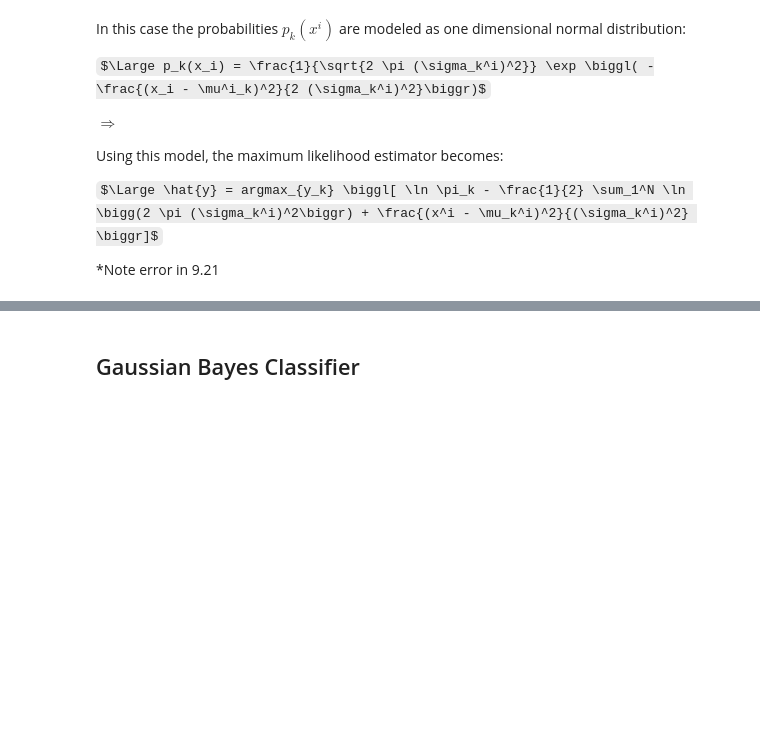
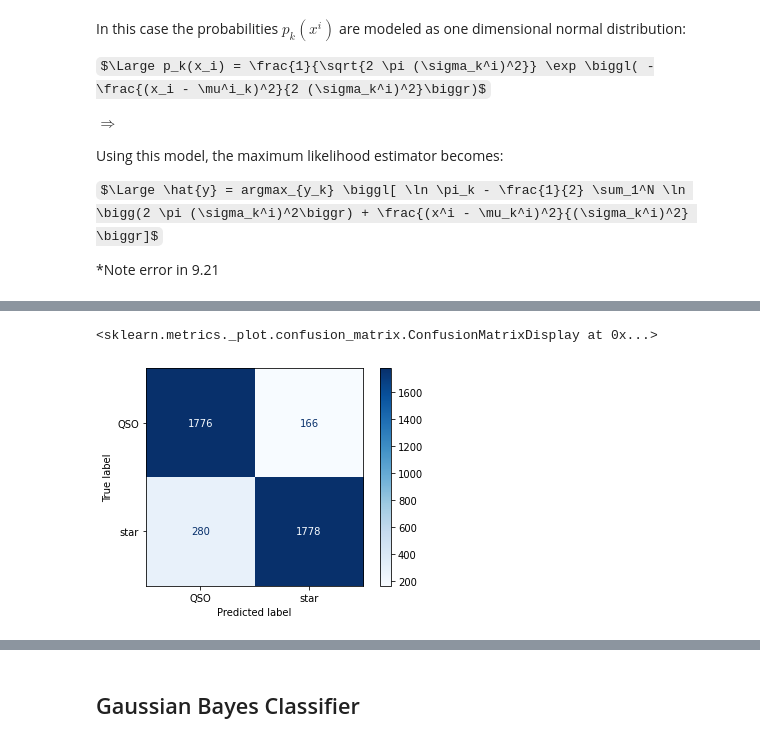
Before and after one commit to fforster/AS4501, a Jupyter notebook: ML_supervised/Classification_FF_AS4501_methods.ipynb, the cells around one changed output, grey strips where cells are left out. Cells and saved outputs as stored; diff of their text form; code cells hidden in the pictures; some formulas as TeX source; blank space fills up the shorter version.

Commit message:
Changed confusion matrix display

```diff
--- a/ML_supervised/Classification_FF_AS4501_methods.ipynb
+++ b/ML_supervised/Classification_FF_AS4501_methods.ipynb
@@ -259,5 +302,8 @@ print("f1-score:", metrics.f1_score(le.inverse_transform(y_test), le.inverse_tra
 # %%
-plot_confusion_matrix(metrics.confusion_matrix(le.inverse_transform(y_test), le.inverse_transform(y_pred)), ["star", "QSO"])
+ConfusionMatrixDisplay.from_predictions(le.inverse_transform(y_test), le.inverse_transform(y_pred), cmap=cm.Blues)
+# %% [output]
+<sklearn.metrics._plot.confusion_matrix.ConfusionMatrixDisplay at 0x...>
+[figure, added]
 # %%
 fig, ax = plt.subplots(figsize = (12, 10))
 xx, yy = make_meshgrid(data["u-g"], data["g-r"])
```
Also changed, not shown: parts of 94 cells of this notebook.
